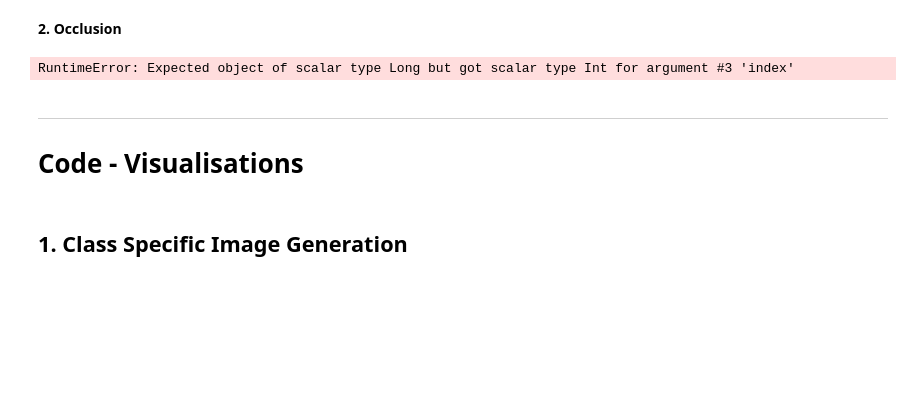
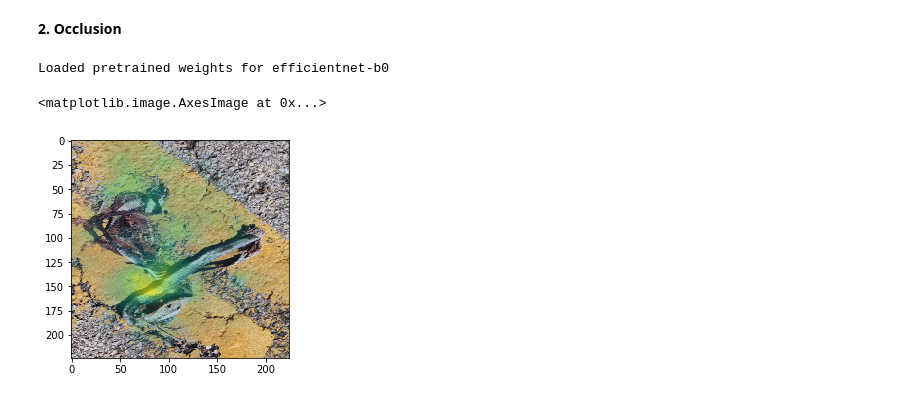
Before and after one commit to angus-mackenzie/snake-id, a Jupyter notebook: notebooks/visualisations.ipynb, the cells around one changed output. Saved outputs shown, nothing was run; the diff lists cells and outputs as text; code cells hidden in the pictures; blank space fills up the shorter version.

```diff
--- a/notebooks/visualisations.ipynb
+++ b/notebooks/visualisations.ipynb
@@ -241,13 +267,7 @@ def occlusion_sensitivity(
     model, images, ids, mean=None, patch=35, stride=1, n_batches=128
 ):
     """
-    "Grad-CAM: Visual Explanations from Deep Networks via Gradient-based Localization"
-    https://arxiv.org/pdf/1610.02391.pdf
-    Look at Figure A5 on page 17
-
-    Originally proposed in:
-    "Visualizing and Understanding Convolutional Networks"
-    https://arxiv.org/abs/1311.2901
+    BASED ON: https://github.com/kazuto1011/grad-cam-pytorch/blob/master/grad_cam.py
     """
 
     torch.set_grad_enabled(False)
@@ -272,8 +292,9 @@ def occlusion_sensitivity(
             anchors.append((grid_h, grid_w))
         grid_h += stride
 
-    # Baseline score without occlusion
-    baseline = model(images).detach().gather(1, ids)
+    # Baseline scores without occlusion
+    # baseline = model(images)
+    # baseline = prediction.detach().gather(1, ids)  # fill entire vector with prediction value for that class_id
 
     # Compute per-pixel logits
     scoremaps = []
@@ -287,20 +308,46 @@ def occlusion_sensitivity(
             batch_ids.append(ids)
         batch_images = torch.cat(batch_images, dim=0)
         batch_ids = torch.cat(batch_ids, dim=0)
-        scores = model(batch_images).detach().gather(1, batch_ids)
+        scores = model(batch_images)
+        # scores = scores.detach().gather(1, batch_ids)
         scoremaps += list(torch.split(scores, B))
 
-    diffmaps = torch.cat(scoremaps, dim=1) - baseline
-    diffmaps = diffmaps.view(B, new_H, new_W)
+    scoremaps = torch.cat(scoremaps, dim=0)
+    # diffmaps  = scoremaps - baseline
+    # diffmaps = diffmaps.view(B, new_H, new_W, -1)
+    scoremaps = scoremaps.view(B, new_H, new_W, -1)
 
-    return diffmaps
+    return scoremaps
+
+# model = EfficientNet.from_pretrained(model_name)
+# model = torchvision.models.alexnet(pretrained=True)
+# model = torchvision.models.googlenet(pretrained=True)
+# model.train()
+
+model = make_model()
+
+# Predict
+imgs = get_random_img().data[None]
+outs = model.forward(imgs)
+preds = torch.argmax(outs, axis=1)
+
+classes = torch.zeros(outs.shape, dtype=torch.long)
+classes[0, 31] = 1
+scoremaps = occlusion_sensitivity(model, imgs, classes, stride=16, patch=32, n_batches=32)
+# %% [output]
+Loaded pretrained weights for efficientnet-b0
-# %%
-model = torchvision.models.alexnet(pretrained=True)
-diffmaps = occlusion_sensitivity(model, get_random_img().data[None, ...], torch.IntTensor([]))
-# %% [output]
-RuntimeError: Expected object of scalar type Long but got scalar type Int for argument #3 'index'
-# %% [markdown]
------------------------
-# Code - Visualisations
-# %% [markdown]
-## 1. Class Specific Image Generation
+# %%
+cam = scoremaps[0, :, :, preds[0]].data.numpy()
+cam = cv2.resize(cam, (224, 224))
+
+# create overlay
+cam_norm = (cam - np.min(cam)) / (np.max(cam) - np.min(cam))
+overlay = plt.cm.viridis(cam_norm)
+overlay[:, :, 3] = cam_norm
+
+# Show
+plt.imshow(imgs[0].permute(1, 2, 0))
+plt.imshow(overlay, alpha=0.75)
+# %% [output]
+<matplotlib.image.AxesImage at 0x...>
+[figure, added]
```
Also changed, not shown: parts of 12 cells of this notebook, 1 other file.
